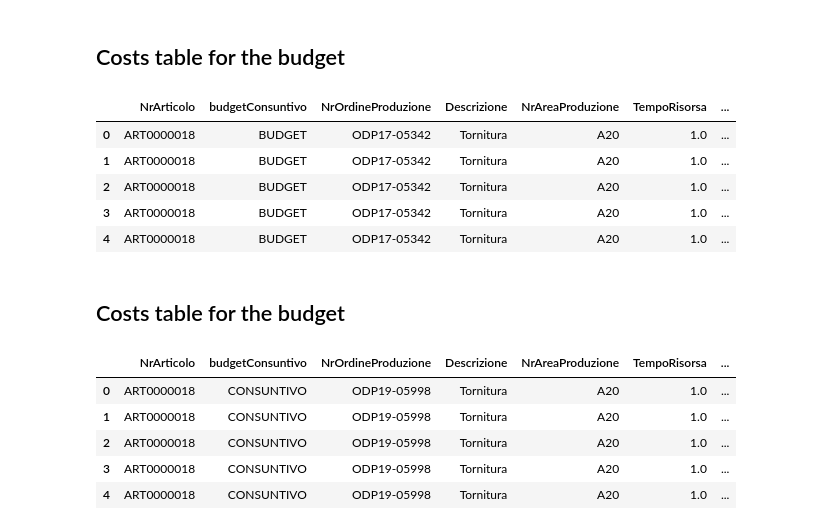
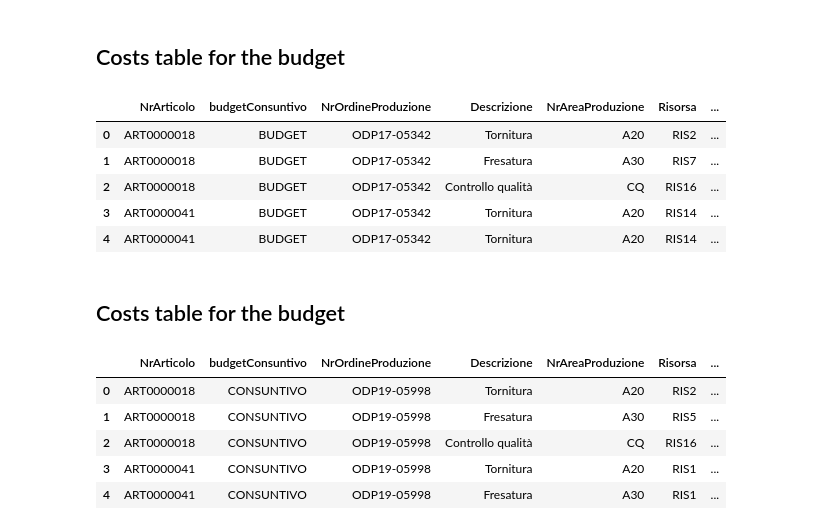
Before and after one commit to VinciGit00/SCGProject, a Jupyter notebook: Datasets/DataElaboration/CompleTable.ipynb, the cells around one changed output. Saved outputs shown, nothing was run; the diff lists cells and outputs as text; code cells hidden in the pictures.

Commit message:
double join condition

```diff
--- a/Datasets/DataElaboration/CompleTable.ipynb
+++ b/Datasets/DataElaboration/CompleTable.ipynb
@@ -213,17 +234,17 @@ b = sqldf("SELECT * FROM dfConsumi WHERE budget = 'BUDGET'")
 
 tot = sqldf("SELECT * FROM a AS a join b AS b ON a.NrArticolo = b.NrArticolo")
 
-totBudget = sqldf("SELECT * FROM tot AS t JOIN dfCostoOrarioConsuntivo AS c on t.Risorsa = c.Risorsa")
+totBudget = sqldf("SELECT * FROM tot AS t JOIN dfCostoOrarioConsuntivo AS c on t.Risorsa = c.Risorsa and t.NrAreaProduzione = c.AreaProduzione")
 
 
 del totBudget["budget"]
-del totBudget["NrDocumento"]
-del totBudget["Risorsa"]
+#del totBudget["NrDocumento"]
+#del totBudget["Risorsa"]
 totBudget.head()
 # %% [output]
-|  | NrArticolo | budgetConsuntivo | NrOrdineProduzione | Descrizione | NrAreaProduzione | TempoRisorsa | ... |
-| 0 | ART0000018 | BUDGET | ODP17-05342 | Tornitura | A20 | 1.0 | ... |
-| 1 | ART0000018 | BUDGET | ODP17-05342 | Tornitura | A20 | 1.0 | ... |
-| 2 | ART0000018 | BUDGET | ODP17-05342 | Tornitura | A20 | 1.0 | ... |
-| 3 | ART0000018 | BUDGET | ODP17-05342 | Tornitura | A20 | 1.0 | ... |
-| 4 | ART0000018 | BUDGET | ODP17-05342 | Tornitura | A20 | 1.0 | ... |
+|  | NrArticolo | budgetConsuntivo | NrOrdineProduzione | Descrizione | NrAreaProduzione | Risorsa | ... |
+| 0 | ART0000018 | BUDGET | ODP17-05342 | Tornitura | A20 | RIS2 | ... |
+| 1 | ART0000018 | BUDGET | ODP17-05342 | Fresatura | A30 | RIS7 | ... |
+| 2 | ART0000018 | BUDGET | ODP17-05342 | Controllo qualità | CQ | RIS16 | ... |
+| 3 | ART0000041 | BUDGET | ODP17-05342 | Tornitura | A20 | RIS14 | ... |
+| 4 | ART0000041 | BUDGET | ODP17-05342 | Tornitura | A20 | RIS14 | ... |
@@ -234,21 +259,21 @@ totalBudget = sqldf("SELECT * FROM totBudget as t join ")
 # %%
 a = sqldf("SELECT * FROM dfImpiegoRisorse WHERE budgetConsuntivo = 'CONSUNTIVO'")
 
 b = sqldf("SELECT * FROM dfConsumi WHERE budget = 'CONSUNTIVO'")
 
 tot = sqldf("SELECT * FROM a AS a join b AS b ON a.NrArticolo = b.NrArticolo")
 
 totConsuntivo = sqldf(
-    "SELECT * FROM tot AS r JOIN  dfCostoOrarioBudget AS c ON r.Risorsa = c.Risorsa")
+    "SELECT * FROM tot AS t JOIN  dfCostoOrarioBudget AS c ON t.Risorsa = c.Risorsa and t.NrAreaProduzione = c.AreaProduzione")
 
 del totConsuntivo["budget"]
-del totConsuntivo["NrDocumento"]
-del totConsuntivo["Risorsa"]
+#del totConsuntivo["NrDocumento"]
+#del totConsuntivo["Risorsa"]
 totConsuntivo.head()
 # %% [output]
-|  | NrArticolo | budgetConsuntivo | NrOrdineProduzione | Descrizione | NrAreaProduzione | TempoRisorsa | ... |
-| 0 | ART0000018 | CONSUNTIVO | ODP19-05998 | Tornitura | A20 | 1.0 | ... |
-| 1 | ART0000018 | CONSUNTIVO | ODP19-05998 | Tornitura | A20 | 1.0 | ... |
-| 2 | ART0000018 | CONSUNTIVO | ODP19-05998 | Tornitura | A20 | 1.0 | ... |
-| 3 | ART0000018 | CONSUNTIVO | ODP19-05998 | Tornitura | A20 | 1.0 | ... |
-| 4 | ART0000018 | CONSUNTIVO | ODP19-05998 | Tornitura | A20 | 1.0 | ... |
+|  | NrArticolo | budgetConsuntivo | NrOrdineProduzione | Descrizione | NrAreaProduzione | Risorsa | ... |
+| 0 | ART0000018 | CONSUNTIVO | ODP19-05998 | Tornitura | A20 | RIS2 | ... |
+| 1 | ART0000018 | CONSUNTIVO | ODP19-05998 | Fresatura | A30 | RIS5 | ... |
+| 2 | ART0000018 | CONSUNTIVO | ODP19-05998 | Controllo qualità | CQ | RIS16 | ... |
+| 3 | ART0000041 | CONSUNTIVO | ODP19-05998 | Tornitura | A20 | RIS1 | ... |
+| 4 | ART0000041 | CONSUNTIVO | ODP19-05998 | Fresatura | A30 | RIS1 | ... |
```
Also changed, not shown: parts of 3 cells of this notebook.
